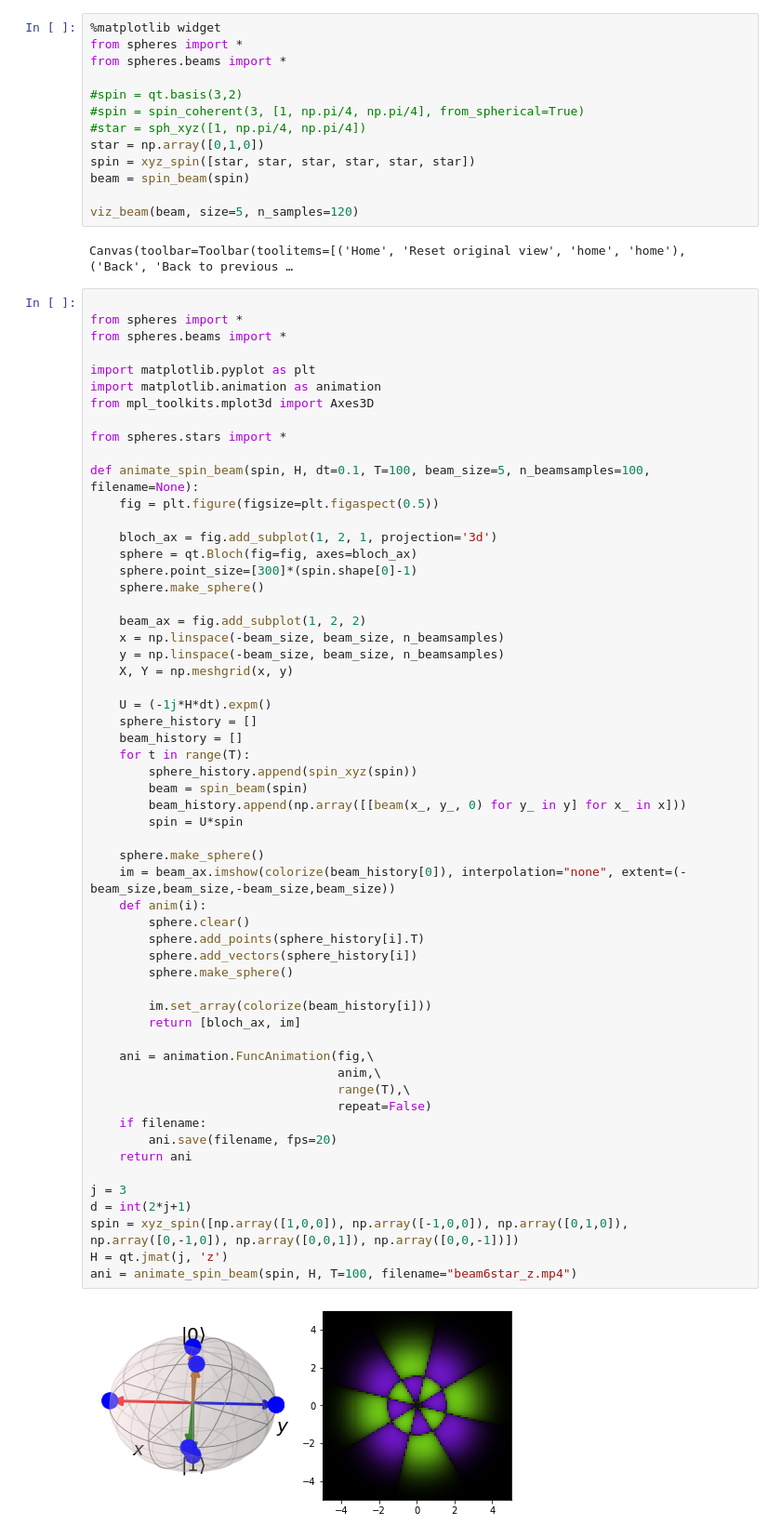
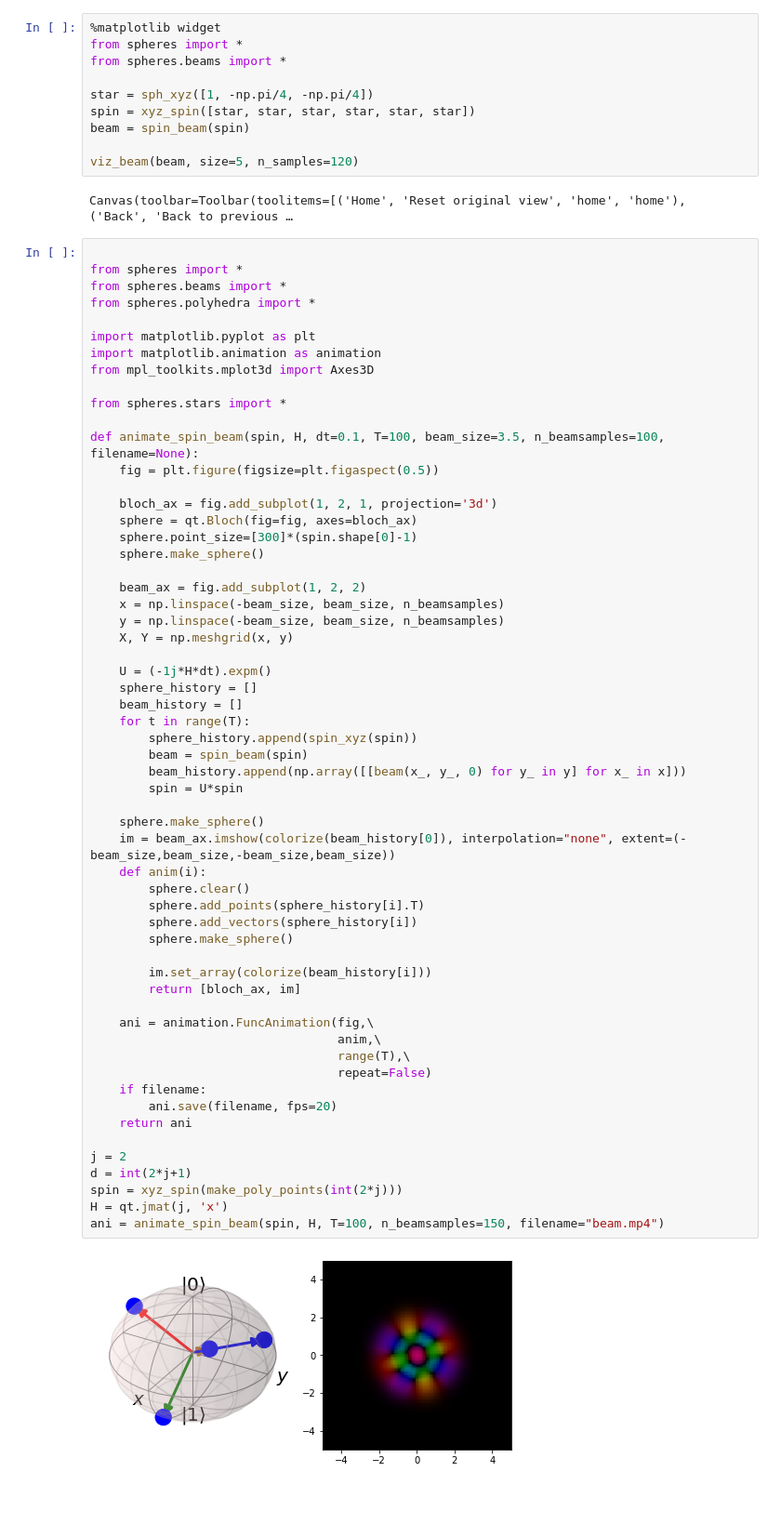
Before and after one commit to heyredhat/spheres, a Jupyter notebook: beam_test.ipynb, the cells around one changed output. Shown: that part at 93% size. Drawn from its saved outputs; the diff is of its cells as text; blank space fills up the shorter version.

Commit message:
mor beam!

```diff
--- a/beam_test.ipynb
+++ b/beam_test.ipynb
@@ -3,10 +3,7 @@
 from spheres import *
 from spheres.beams import *
 
-#spin = qt.basis(3,2)
-#spin = spin_coherent(3, [1, np.pi/4, np.pi/4], from_spherical=True)
-#star = sph_xyz([1, np.pi/4, np.pi/4])
-star = np.array([0,1,0])
+star = sph_xyz([1, -np.pi/4, -np.pi/4])
 spin = xyz_spin([star, star, star, star, star, star])
 beam = spin_beam(spin)
 
@@ -17,6 +14,7 @@ Canvas(toolbar=Toolbar(toolitems=[('Home', 'Reset original view', 'home', 'home'
 
 from spheres import *
 from spheres.beams import *
+from spheres.polyhedra import *
 
 import matplotlib.pyplot as plt
 import matplotlib.animation as animation
@@ -24,7 +22,7 @@ from mpl_toolkits.mplot3d import Axes3D
 
 from spheres.stars import *
 
-def animate_spin_beam(spin, H, dt=0.1, T=100, beam_size=5, n_beamsamples=100, filename=None):
+def animate_spin_beam(spin, H, dt=0.1, T=100, beam_size=3.5, n_beamsamples=100, filename=None):
     fig = plt.figure(figsize=plt.figaspect(0.5))
 
     bloch_ax = fig.add_subplot(1, 2, 1, projection='3d')
@@ -40,35 +38,35 @@ def animate_spin_beam(spin, H, dt=0.1, T=100, beam_size=5, n_beamsamples=100, fi
     U = (-1j*H*dt).expm()
     sphere_history = []
     beam_history = []
     for t in range(T):
         sphere_history.append(spin_xyz(spin))
         beam = spin_beam(spin)
         beam_history.append(np.array([[beam(x_, y_, 0) for y_ in y] for x_ in x]))
         spin = U*spin
 
     sphere.make_sphere()
     im = beam_ax.imshow(colorize(beam_history[0]), interpolation="none", extent=(-beam_size,beam_size,-beam_size,beam_size))
     def anim(i):
         sphere.clear()
         sphere.add_points(sphere_history[i].T)
         sphere.add_vectors(sphere_history[i])
         sphere.make_sphere()
 
         im.set_array(colorize(beam_history[i]))
         return [bloch_ax, im]
 
     ani = animation.FuncAnimation(fig,\
                                   anim,\
                                   range(T),\
                                   repeat=False)
     if filename:
         ani.save(filename, fps=20)
     return ani
 
-j = 3
+j = 2
 d = int(2*j+1)
-spin = xyz_spin([np.array([1,0,0]), np.array([-1,0,0]), np.array([0,1,0]), np.array([0,-1,0]), np.array([0,0,1]), np.array([0,0,-1])])
-H = qt.jmat(j, 'z')
-ani = animate_spin_beam(spin, H, T=100, filename="beam6star_z.mp4")
+spin = xyz_spin(make_poly_points(int(2*j)))
+H = qt.jmat(j, 'x')
+ani = animate_spin_beam(spin, H, T=100, n_beamsamples=150, filename="beam.mp4")
 # %% [output]
-[figure, old version]
+[figure, new version]
```
Also changed, not shown: 14 other files.
